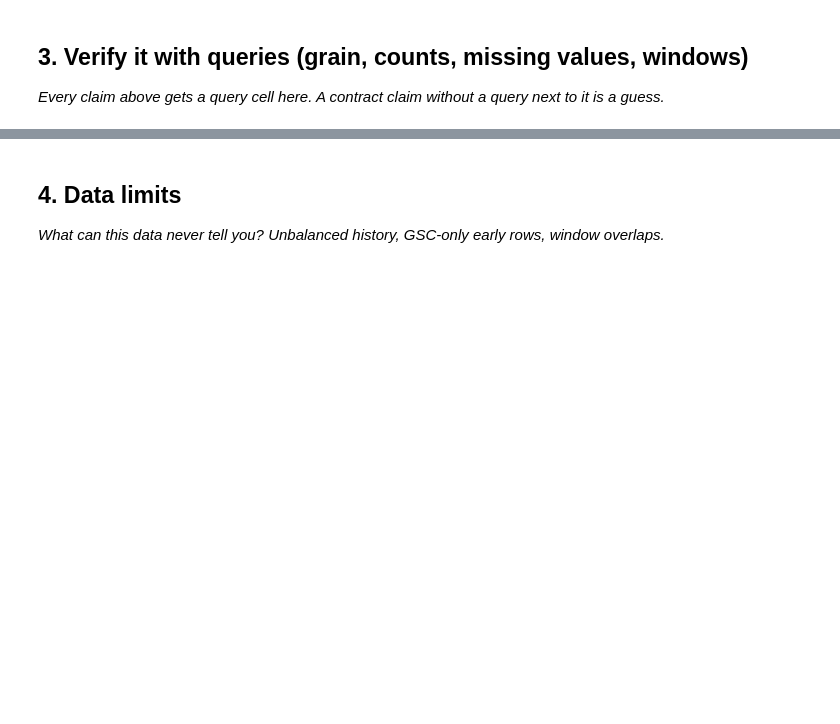
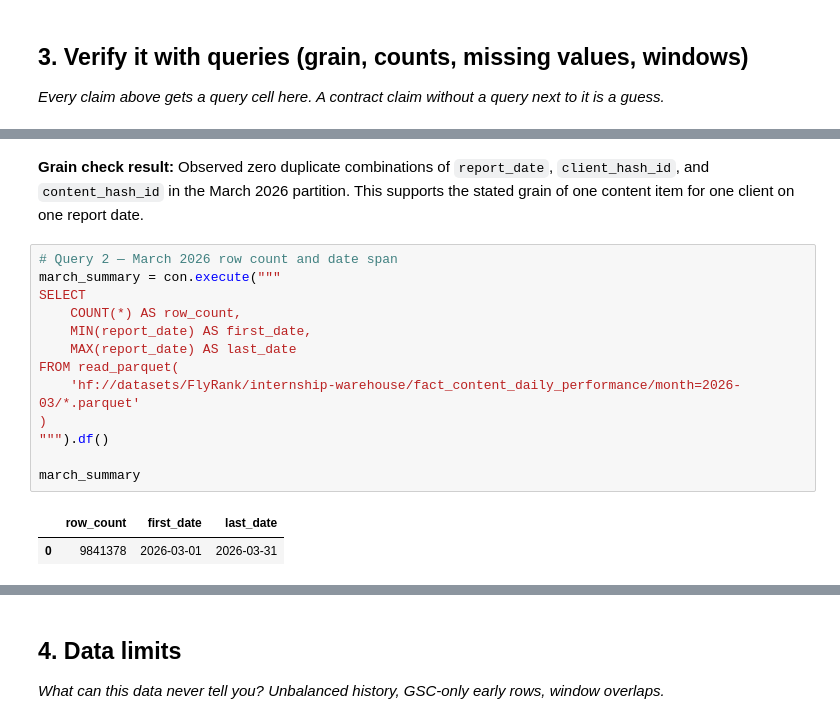
Before and after one commit to eshaamirmalik-sketch/flyrank-ml-internship, a Jupyter notebook: work/notebooks/w03_data_contract.ipynb, the cells around one changed output, grey strips where cells are left out. Cells and saved outputs as stored; diff of their text form; blank space fills up the shorter version.

```diff
--- a/work/notebooks/w03_data_contract.ipynb
+++ b/work/notebooks/w03_data_contract.ipynb
@@ -20,0 +65,18 @@ This skeleton is yours to fill. Work the sections **in order** — each one has
+# %% [markdown]
+**Grain check result:** Observed zero duplicate combinations of `report_date`, `client_hash_id`, and `content_hash_id` in the March 2026 partition. This supports the stated grain of one content item for one client on one report date.
+# %%
+# Query 2 — March 2026 row count and date span
+march_summary = con.execute("""
+SELECT
+    COUNT(*) AS row_count,
+    MIN(report_date) AS first_date,
+    MAX(report_date) AS last_date
+FROM read_parquet(
+    'hf://datasets/FlyRank/internship-warehouse/fact_content_daily_performance/month=2026-03/*.parquet'
+)
+""").df()
+
+march_summary
+# %% [output]
+|  | row_count | first_date | last_date |
+| 0 | 9841378 | 2026-03-01 | 2026-03-31 |
```
Also changed, not shown: parts of 20 cells of this notebook.
